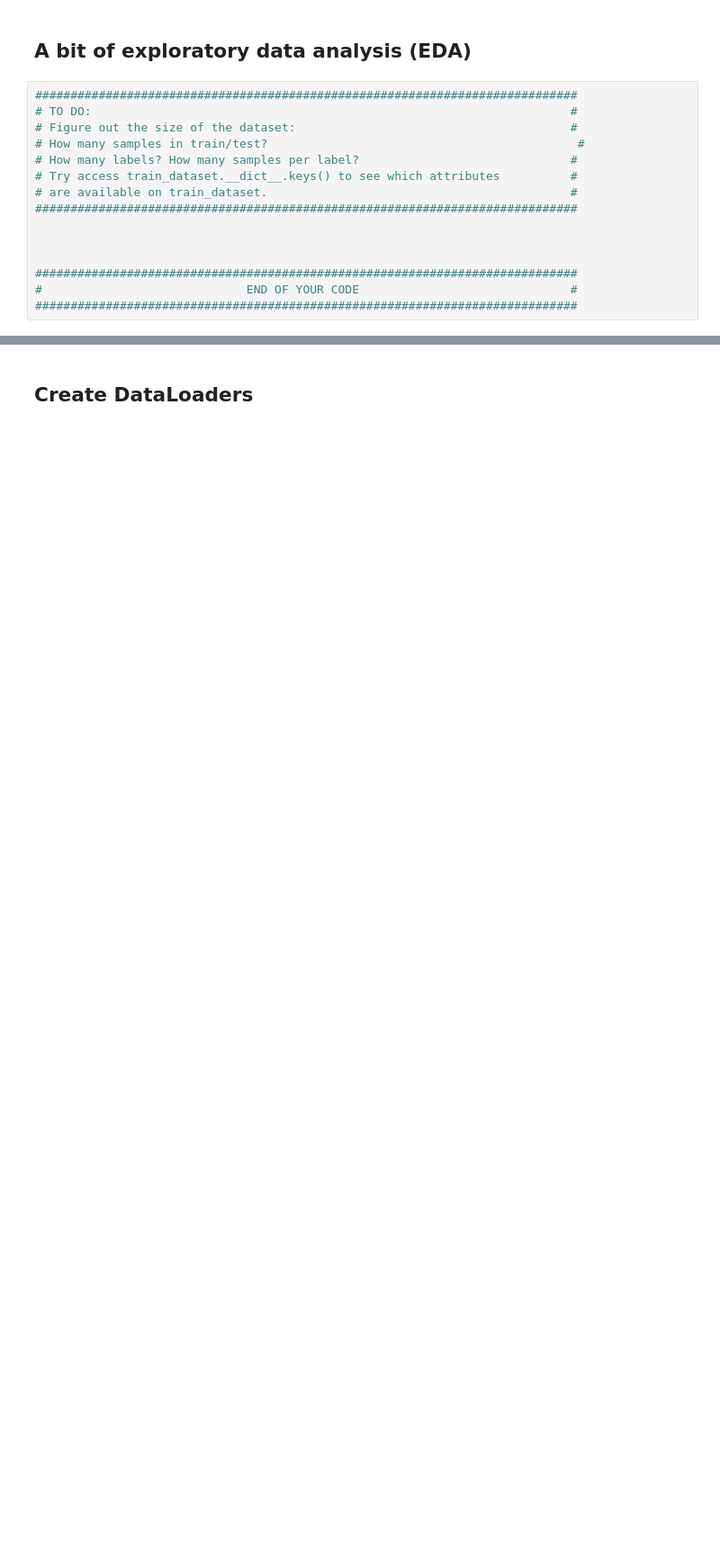
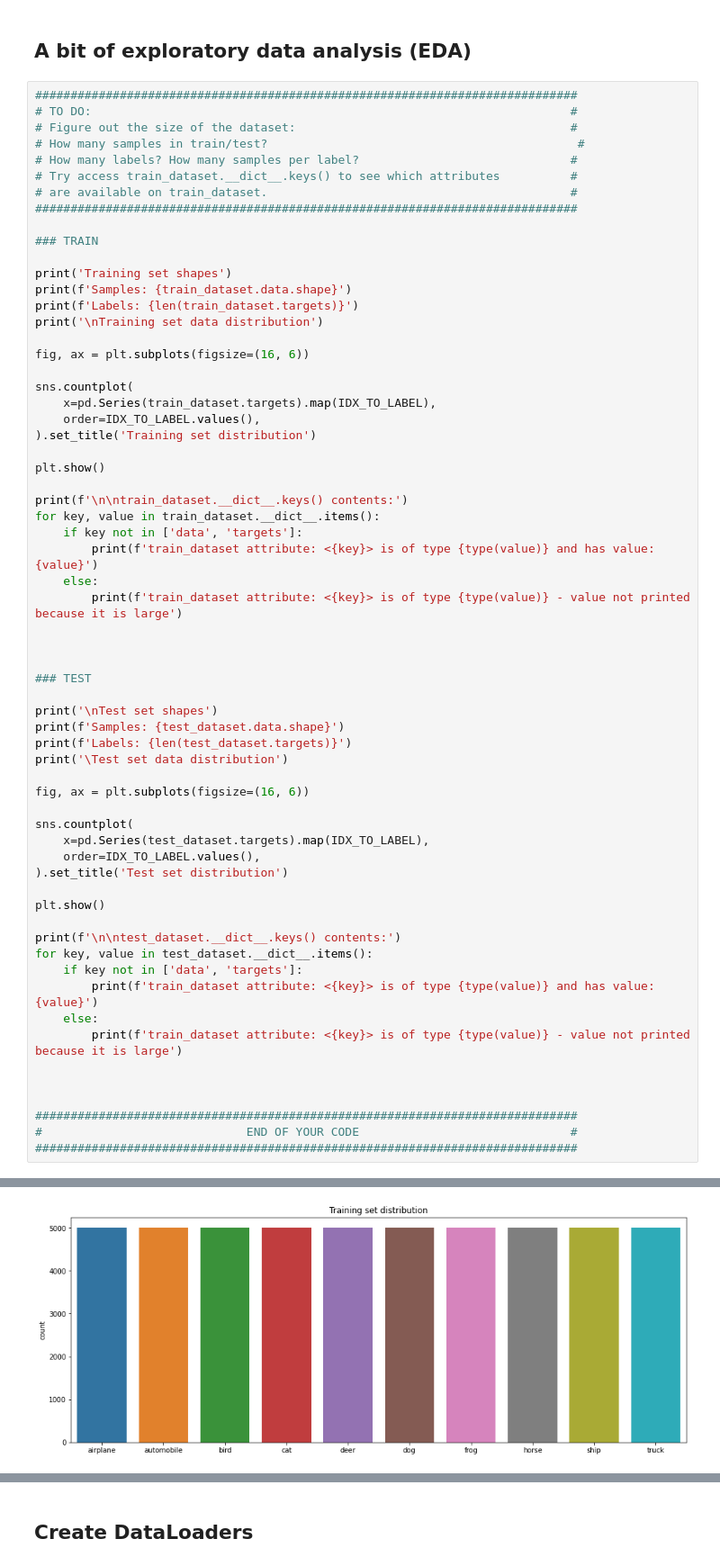
Before and after one commit to RoyR-IDC/DeepLearningAndImageUnderstanding, a Jupyter notebook: HW5/HW5_201312907.ipynb, the cells around one changed output, grey strips where cells are left out. Shown: that part at 90% size. Cells and saved outputs as stored; diff of their text form; blank space fills up the shorter version.

```diff
--- a/HW5/HW5_201312907.ipynb
+++ b/HW5/HW5_201312907.ipynb
@@ -56,8 +89,57 @@ test_dataset = torchvision.datasets.CIFAR10('./', train=False, download=True, tr
 # are available on train_dataset.                                           #
 #############################################################################
 
+### TRAIN
+
+print('Training set shapes')
+print(f'Samples: {train_dataset.data.shape}')
+print(f'Labels: {len(train_dataset.targets)}')
+print('\nTraining set data distribution')
+
+fig, ax = plt.subplots(figsize=(16, 6))
+
+sns.countplot(
+    x=pd.Series(train_dataset.targets).map(IDX_TO_LABEL),
+    order=IDX_TO_LABEL.values(),
+).set_title('Training set distribution')
+
+plt.show()
+
+print(f'\n\ntrain_dataset.__dict__.keys() contents:')
+for key, value in train_dataset.__dict__.items():
+    if key not in ['data', 'targets']:
+        print(f'train_dataset attribute: <{key}> is of type {type(value)} and has value: {value}')
+    else:
+        print(f'train_dataset attribute: <{key}> is of type {type(value)} - value not printed because it is large')
+
+
+
+### TEST
+
+print('\nTest set shapes')
+print(f'Samples: {test_dataset.data.shape}')
+print(f'Labels: {len(test_dataset.targets)}')
+print('\Test set data distribution')
+
+fig, ax = plt.subplots(figsize=(16, 6))
+
+sns.countplot(
+    x=pd.Series(test_dataset.targets).map(IDX_TO_LABEL),
+    order=IDX_TO_LABEL.values(),
+).set_title('Test set distribution')
+
+plt.show()
+
+print(f'\n\ntest_dataset.__dict__.keys() contents:')
+for key, value in test_dataset.__dict__.items():
+    if key not in ['data', 'targets']:
+        print(f'train_dataset attribute: <{key}> is of type {type(value)} and has value: {value}')
+    else:
+        print(f'train_dataset attribute: <{key}> is of type {type(value)} - value not printed because it is large')
+
 
 
 #############################################################################
 #                             END OF YOUR CODE                              #
 #############################################################################
+# %% [output]
@@ -63,0 +151 @@ test_dataset = torchvision.datasets.CIFAR10('./', train=False, download=True, tr
+[figure, added]
```
Also changed, not shown: parts of 7 cells of this notebook.
